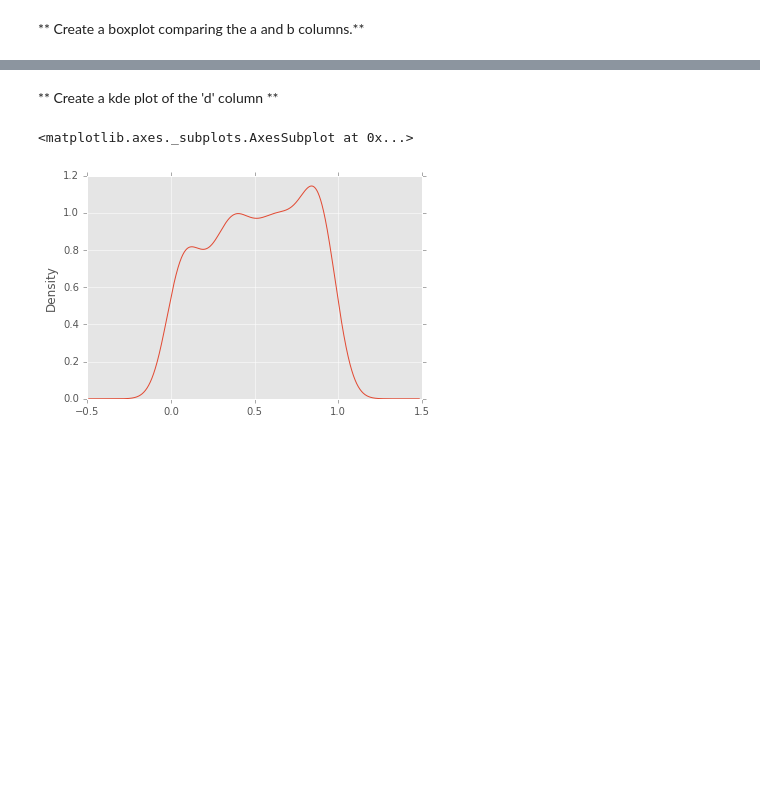
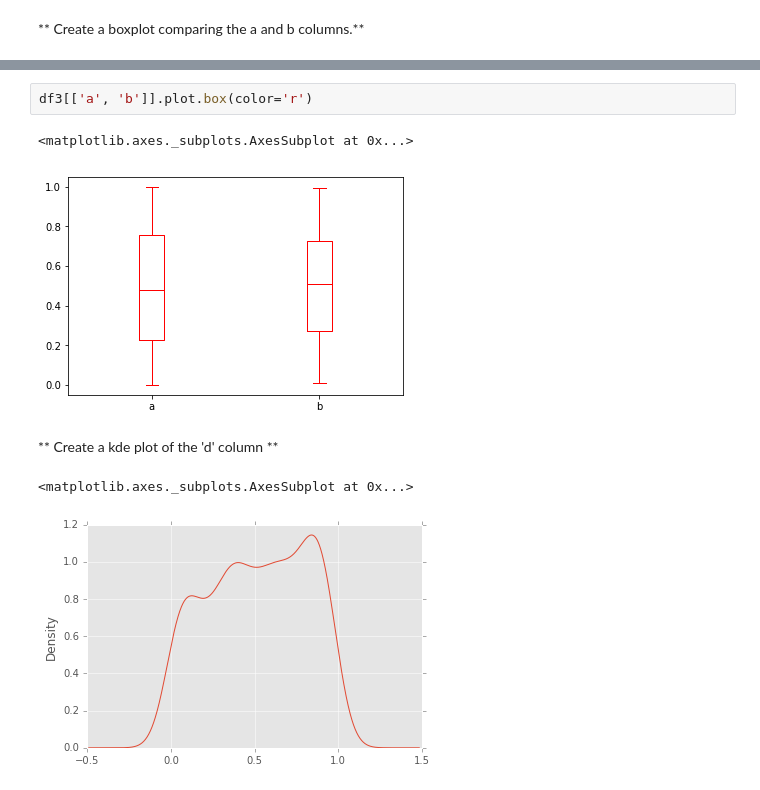
Before and after one commit to kwarodom/sidtechtalent, a Jupyter notebook: ML-Week2/Lecture5 python data visualization/Pandas Built-in Data Viz/Pandas Data Visualization Exercise .ipynb, the cells around one changed output, grey strips where cells are left out. Cells and saved outputs as stored; diff of their text form; blank space fills up the shorter version.

```diff
--- a/ML-Week2/Lecture5 python data visualization/Pandas Built-in Data Viz/Pandas Data Visualization Exercise .ipynb
+++ b/ML-Week2/Lecture5 python data visualization/Pandas Built-in Data Viz/Pandas Data Visualization Exercise .ipynb
@@ -55,3 +68,8 @@ df3.head()
+# %%
+df3[['a', 'b']].plot.box(color='r')
+# %% [output]
+<matplotlib.axes._subplots.AxesSubplot at 0x...>
+[figure, added]
 # %% [markdown]
 ** Create a kde plot of the 'd' column **
 # %%
```
Also changed, not shown: parts of 9 cells of this notebook.
